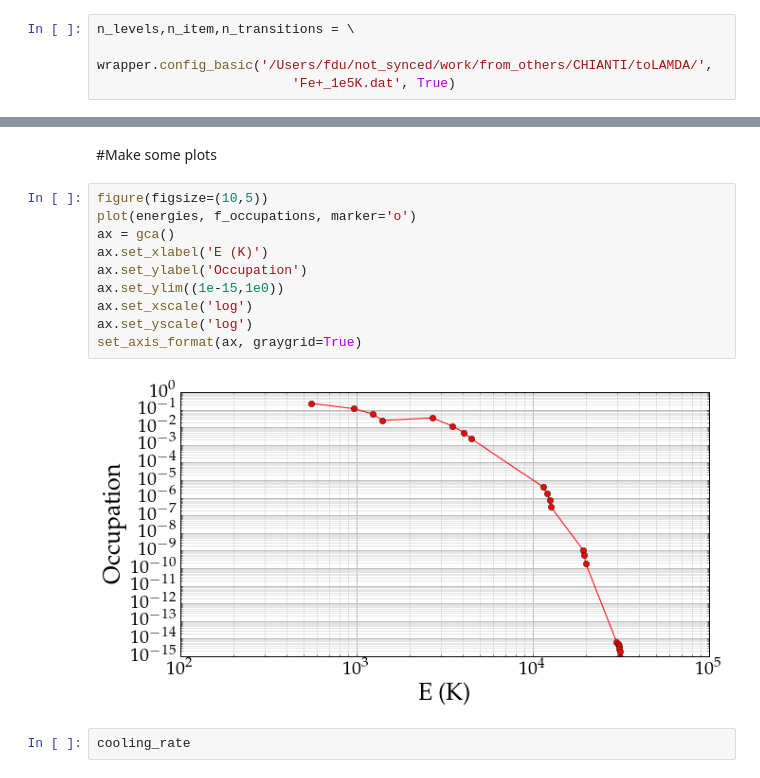
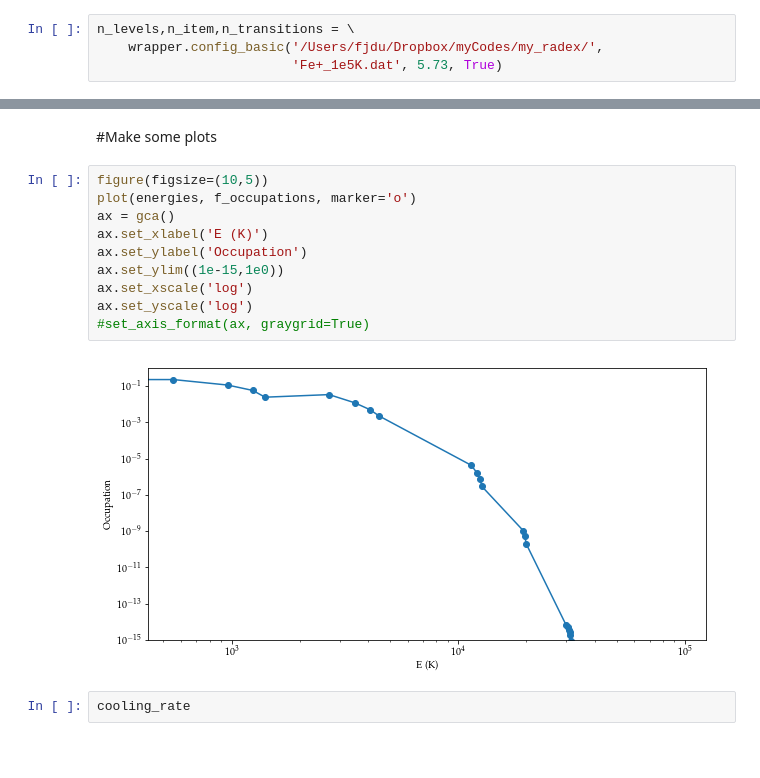
Before and after one commit to fjdu/myRadex, a Jupyter notebook: Myradex-Python-Wrapper-20140804.ipynb, the cells around one changed output, grey strips where cells are left out. Saved outputs shown, nothing was run; the diff lists cells and outputs as text; blank space fills up the shorter version.

````diff
--- a/Myradex-Python-Wrapper-20140804.ipynb
+++ b/Myradex-Python-Wrapper-20140804.ipynb
@@ -60,6 +62,6 @@ column_info = ''.join(list(wrapper.column_names))
 **The returned ```n_levels,n_item,n_transitions``` are needed for the next step.**
 # %%
 n_levels,n_item,n_transitions = \
-    wrapper.config_basic('/Users/fdu/not_synced/work/from_others/CHIANTI/toLAMDA/',
-                         'Fe+_1e5K.dat', True)
+    wrapper.config_basic('/Users/fjdu/Dropbox/myCodes/my_radex/',
+                         'Fe+_1e5K.dat', 5.73, True)
 # %% [markdown]
@@ -105,15 +107,15 @@ energies,f_occupations,data_transitions,cooling_rate = \
 # %%
 figure(figsize=(10,5))
 plot(energies, f_occupations, marker='o')
 ax = gca()
 ax.set_xlabel('E (K)')
 ax.set_ylabel('Occupation')
 ax.set_ylim((1e-15,1e0))
 ax.set_xscale('log')
 ax.set_yscale('log')
-set_axis_format(ax, graygrid=True)
+#set_axis_format(ax, graygrid=True)
 # %% [output]
-[figure, old version]
+[figure, new version]
 # %%
 cooling_rate
 # %% [output]
````
Also changed, not shown: parts of 6 cells of this notebook, 3 other files.
